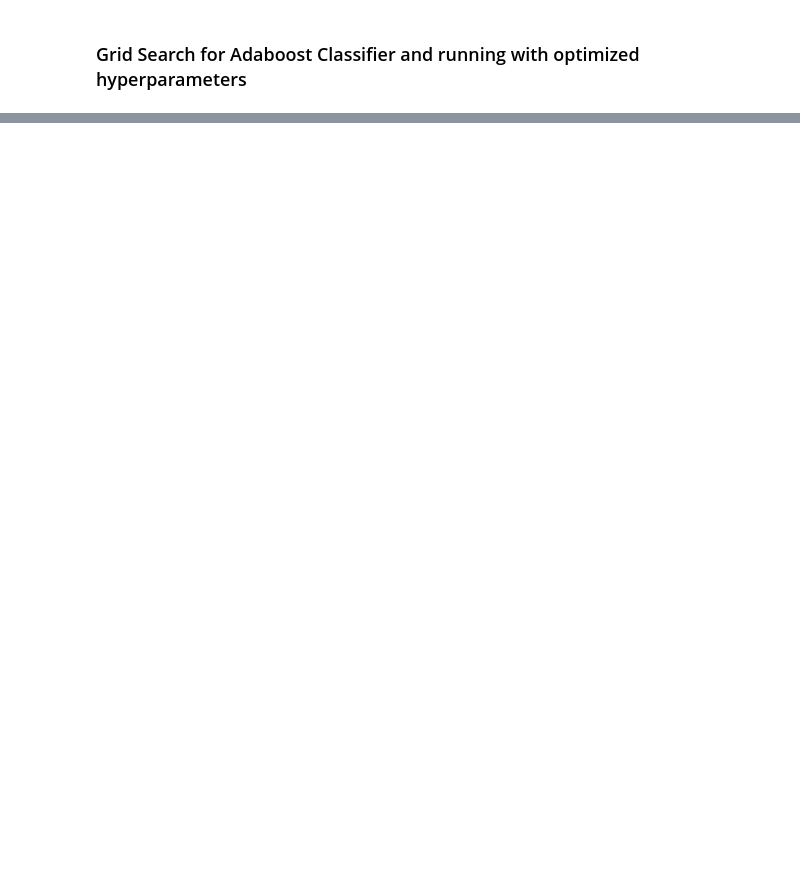
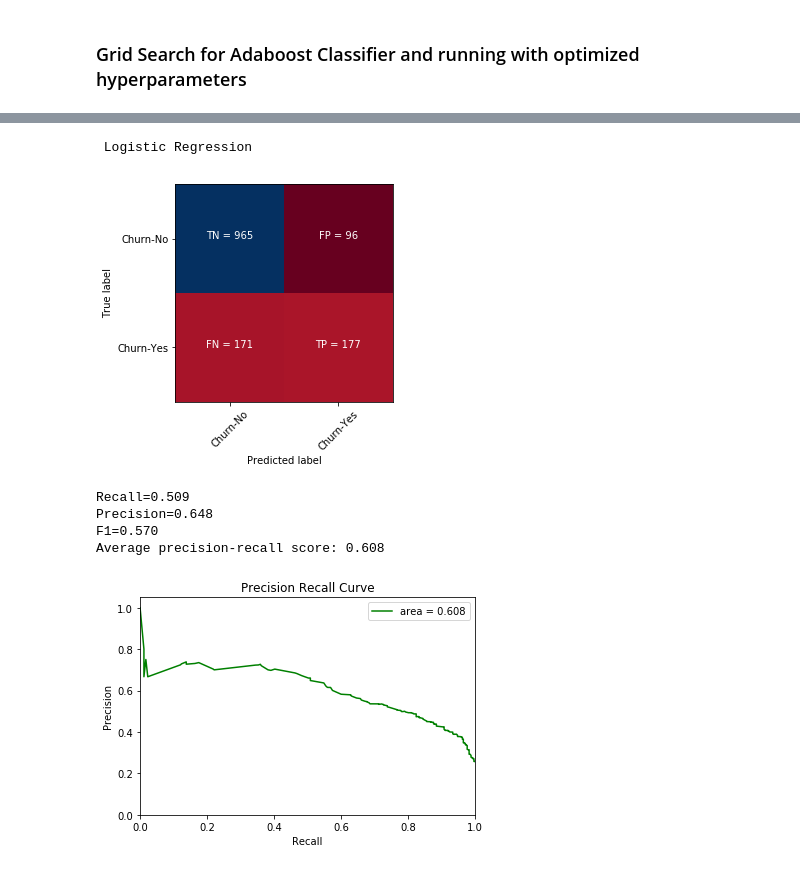
Before and after one commit to jbanerje/Data-Science-and-Machine-Learning, a Jupyter notebook: IPythonNotebook_Machine_Learning/Telco Customer Churn.ipynb, the cells around one changed output, grey strips where cells are left out. Cells and saved outputs as stored; diff of their text form; code cells hidden in the pictures; blank space fills up the shorter version.

```diff
--- a/IPythonNotebook_Machine_Learning/Telco Customer Churn.ipynb
+++ b/IPythonNotebook_Machine_Learning/Telco Customer Churn.ipynb
@@ -1096,0 +1131,8 @@ print(feature_imp_df)
+# %%
+dataset_churn_new = datset_churn[['Contract', 'MonthlyChargesCat', 'TenureCat', 'PaymentMethod', 'Churn']]
+X_new = dataset_churn_new.iloc[:,:-1].values # Feature Variable
+y_new = dataset_churn_new.iloc[:,-1].values # Target Variable
+
+#Dividing data into test & train splitting 70% data for training anf 30% for test
+X_train_new, X_test_new, y_train_new, y_test_new = train_test_split(X_new , y_new, test_size=0.20)
+print('There are {} samples in the training set and {} samples in the test set'.format(X_train_new.shape[0], X_test_new.shape[0]))
@@ -1096,0 +1174,29 @@ print(feature_imp_df)
+# %%
+#Logistic Regression , filled the hyperparameter from the Grid Search
+classifier_logreg = LogisticRegression(C=2.7825594022071245, class_weight=None, dual=False,
+          fit_intercept=True, intercept_scaling=1, max_iter=100,
+          multi_class='ovr', n_jobs=1, penalty='l2', random_state=None,
+          solver='liblinear', tol=0.0001, verbose=0, warm_start=False)
+
+# Fitting the training set into classification model
+classifier_logreg.fit(X_train_new, y_train_new)
+
+# Predicting the output on test datset
+y_pred_new = classifier_logreg.predict(X_test_new)
+
+try:
+    y_pred_new_score = classifier_logreg.decision_function(X_test_new)
+except:
+    y_pred_new_score = classifier_logreg.predict_proba(X_test_new)[:,1]
+
+#Confusion Matrix and Precision Recall Curve
+plot_confusion_matrix('Logistic Regression', y_test_new, y_pred_new)
+plot_prec_rec_curve('Logistic Regression', y_test_new, y_pred_new_score)
+# %% [output]
+ Logistic Regression
+[figure, added]
+Recall=0.509
+Precision=0.648
+F1=0.570
+Average precision-recall score: 0.608
+[figure, added]
```
Also changed, not shown: parts of 44 cells of this notebook.
